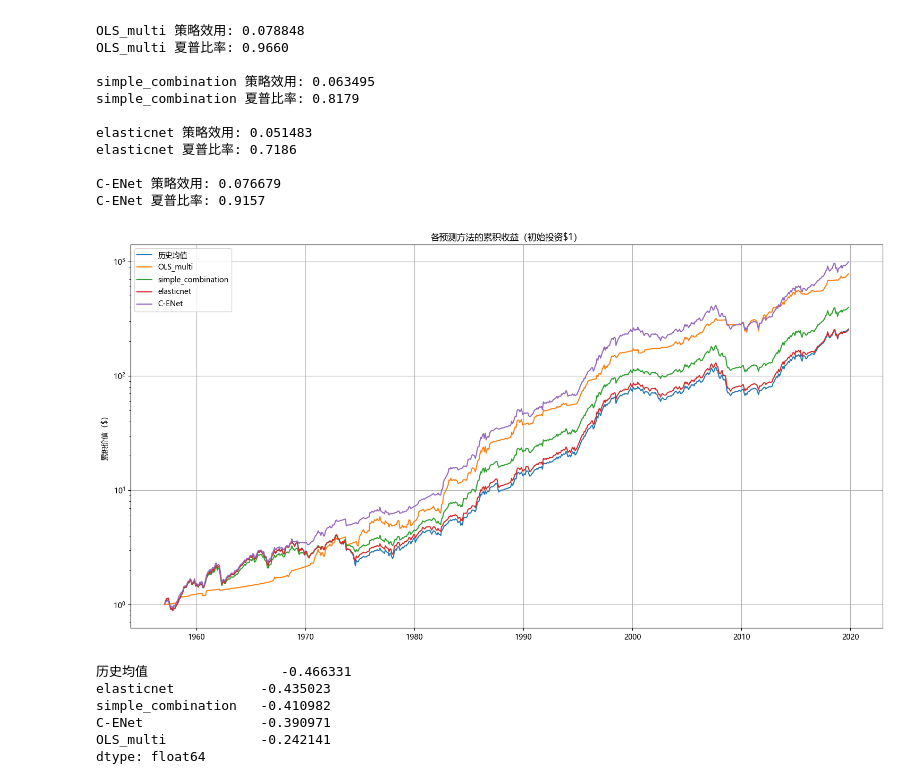
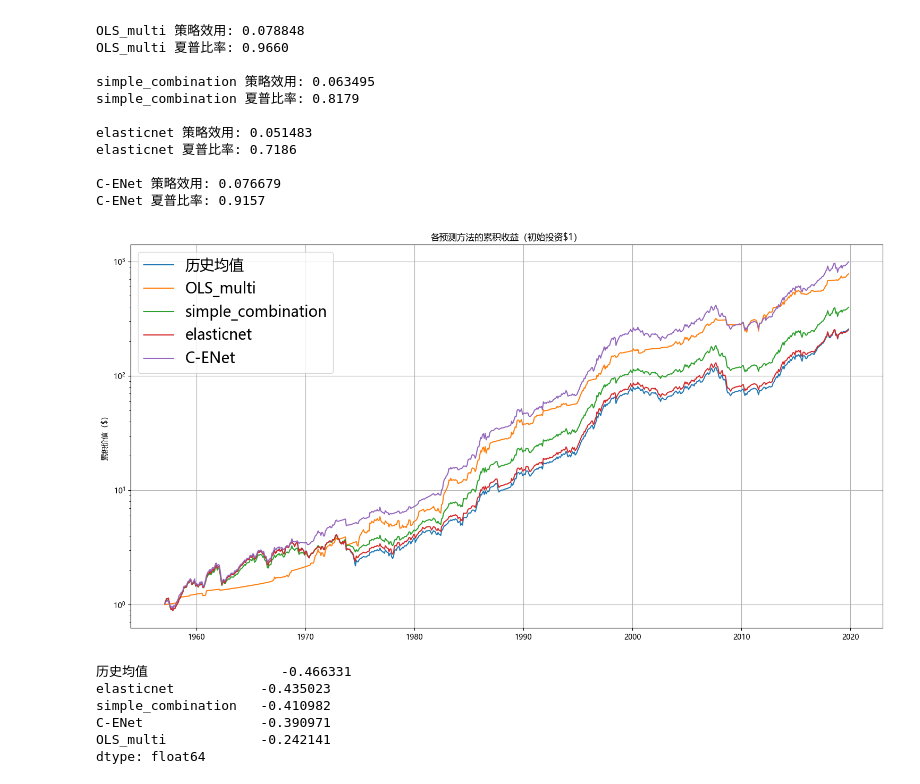
Before and after one commit to 1517005260/Financial-metrology, a Jupyter notebook: 大数据与金融计算/实验四/main.ipynb, the cells around one changed output. Cells and saved outputs as stored; diff of their text form; code cells hidden in the pictures.

```diff
--- a/大数据与金融计算/实验四/main.ipynb
+++ b/大数据与金融计算/实验四/main.ipynb
@@ -963,28 +963,28 @@ C-ENet 夏普比率: 0.9157
 # %%
 # 计算累积收益（以$1投资起始）
 for method in ['historical_mean', 'pred_OLS_multi', 'pred_simple_combination', 'pred_elasticnet', 'pred_C-ENet']:
     # 计算累积收益
     predictions_df[f'cum_return_{method}'] = (1 + predictions_df[f'portfolio_return_{method}']).cumprod()
 
 # 绘制累积收益曲线
 plt.figure(figsize=(15, 8))
 
 for method in ['historical_mean', 'pred_OLS_multi', 'pred_simple_combination', 'pred_elasticnet', 'pred_C-ENet']:
     plt.plot(
         predictions_df.index,
         predictions_df[f'cum_return_{method}'],
         label=method.replace('pred_', '').replace('historical_mean', '历史均值')
     )
 
 plt.title('各预测方法的累积收益（初始投资$1）')
 plt.ylabel('累积价值（$）')
 plt.yscale('log')
-plt.legend()
+plt.legend(fontsize=20)
 plt.grid(True)
 plt.tight_layout()
 plt.show()
 # %% [output]
-[figure, old version]
+[figure, new version]
 # %%
 # 计算各策略的最大回撤
 def calculate_max_drawdown(returns):
```
Also changed, not shown: parts of 1 cell of this notebook, 17 other files.
